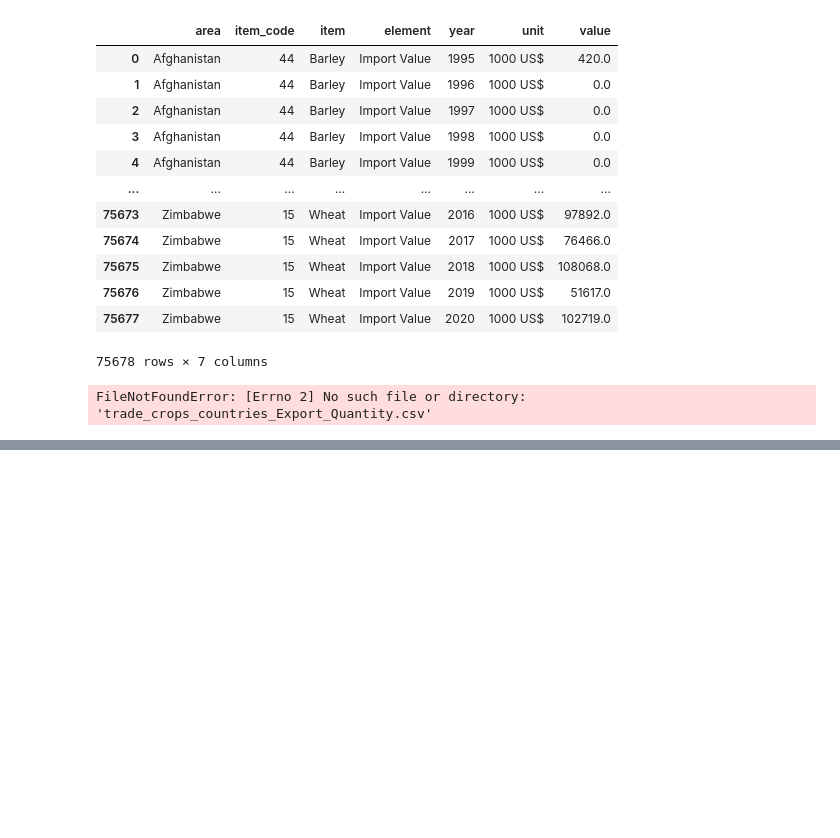
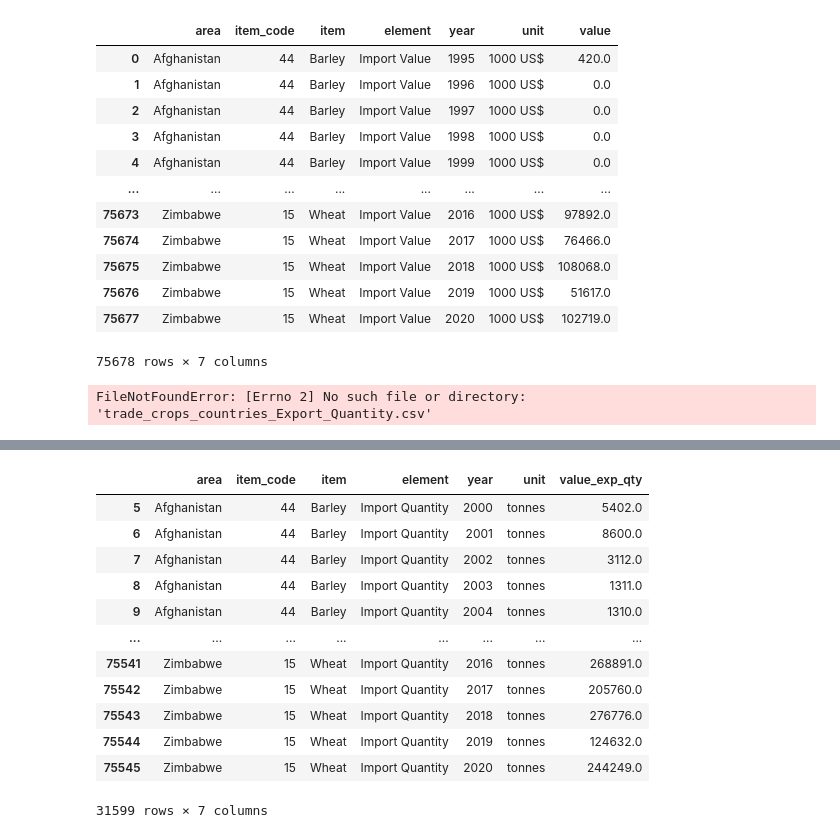
Before and after one commit to Pahegon/Final_Project, a Jupyter notebook: FAO_csv/FAO_csv_checking.ipynb, the cells around one changed output, grey strips where cells are left out. Drawn from its saved outputs; the diff is of its cells as text; code cells hidden in the pictures; blank space fills up the shorter version.

```diff
--- a/FAO_csv/FAO_csv_checking.ipynb
+++ b/FAO_csv/FAO_csv_checking.ipynb
@@ -613,0 +649,17 @@ FileNotFoundError: [Errno 2] No such file or directory: 'trade_crops_countries_E
+# %%
+df_imp2 = df_imp2[df_imp2.year > 1999]
+df_imp2
+# %% [output]
+|  | area | item_code | item | element | year | unit | value_exp_qty |
+| 5 | Afghanistan | 44 | Barley | Import Quantity | 2000 | tonnes | 5402.0 |
+| 6 | Afghanistan | 44 | Barley | Import Quantity | 2001 | tonnes | 8600.0 |
+| 7 | Afghanistan | 44 | Barley | Import Quantity | 2002 | tonnes | 3112.0 |
+| 8 | Afghanistan | 44 | Barley | Import Quantity | 2003 | tonnes | 1311.0 |
+| 9 | Afghanistan | 44 | Barley | Import Quantity | 2004 | tonnes | 1310.0 |
+| ... | ... | ... | ... | ... | ... | ... | ... |
+| 75541 | Zimbabwe | 15 | Wheat | Import Quantity | 2016 | tonnes | 268891.0 |
+| 75542 | Zimbabwe | 15 | Wheat | Import Quantity | 2017 | tonnes | 205760.0 |
+| 75543 | Zimbabwe | 15 | Wheat | Import Quantity | 2018 | tonnes | 276776.0 |
+| 75544 | Zimbabwe | 15 | Wheat | Import Quantity | 2019 | tonnes | 124632.0 |
+| 75545 | Zimbabwe | 15 | Wheat | Import Quantity | 2020 | tonnes | 244249.0 |
+31599 rows × 7 columns
```
Also changed, not shown: parts of 21 cells of this notebook, 4 other files.
